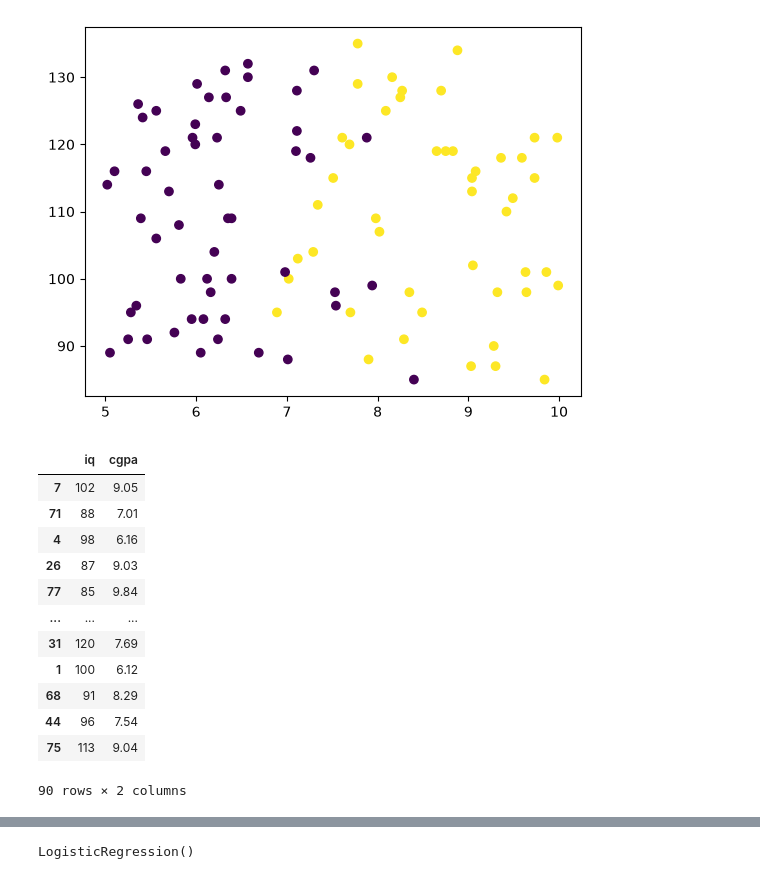
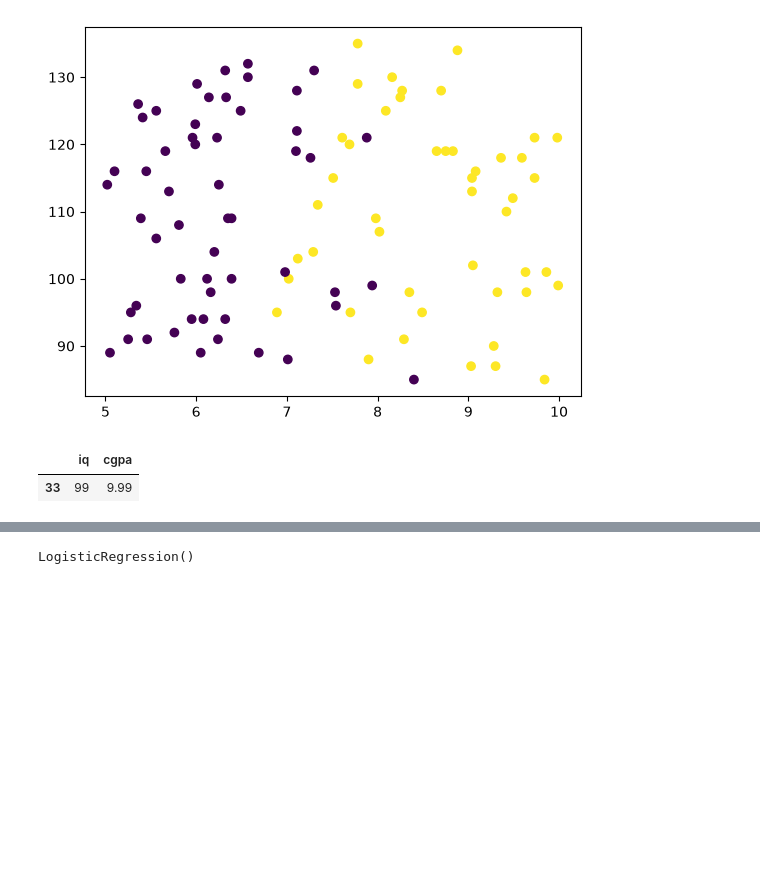
Before and after one commit to DurgaSaiVishnu/Machine_learning, a Jupyter notebook: learning-scikit.ipynb, the cells around one changed output, grey strips where cells are left out. Drawn from its saved outputs; the diff is of its cells as text; code cells hidden in the pictures; blank space fills up the shorter version.

```diff
--- a/learning-scikit.ipynb
+++ b/learning-scikit.ipynb
@@ -54,19 +38,8 @@ from sklearn.model_selection import train_test_split
 # %%
 x_train,x_test,y_train,y_test = train_test_split(X,Y,test_size=0.1)
 # %%
-x_train
+x_train.sample()
 # %% [output]
 |  | iq | cgpa |
-| 7 | 102 | 9.05 |
-| 71 | 88 | 7.01 |
-| 4 | 98 | 6.16 |
-| 26 | 87 | 9.03 |
-| 77 | 85 | 9.84 |
-| ... | ... | ... |
-| 31 | 120 | 7.69 |
-| 1 | 100 | 6.12 |
-| 68 | 91 | 8.29 |
-| 44 | 96 | 7.54 |
-| 75 | 113 | 9.04 |
+| 33 | 99 | 9.99 |
-90 rows × 2 columns
 # %%
```
Also changed, not shown: parts of 33 cells of this notebook.
